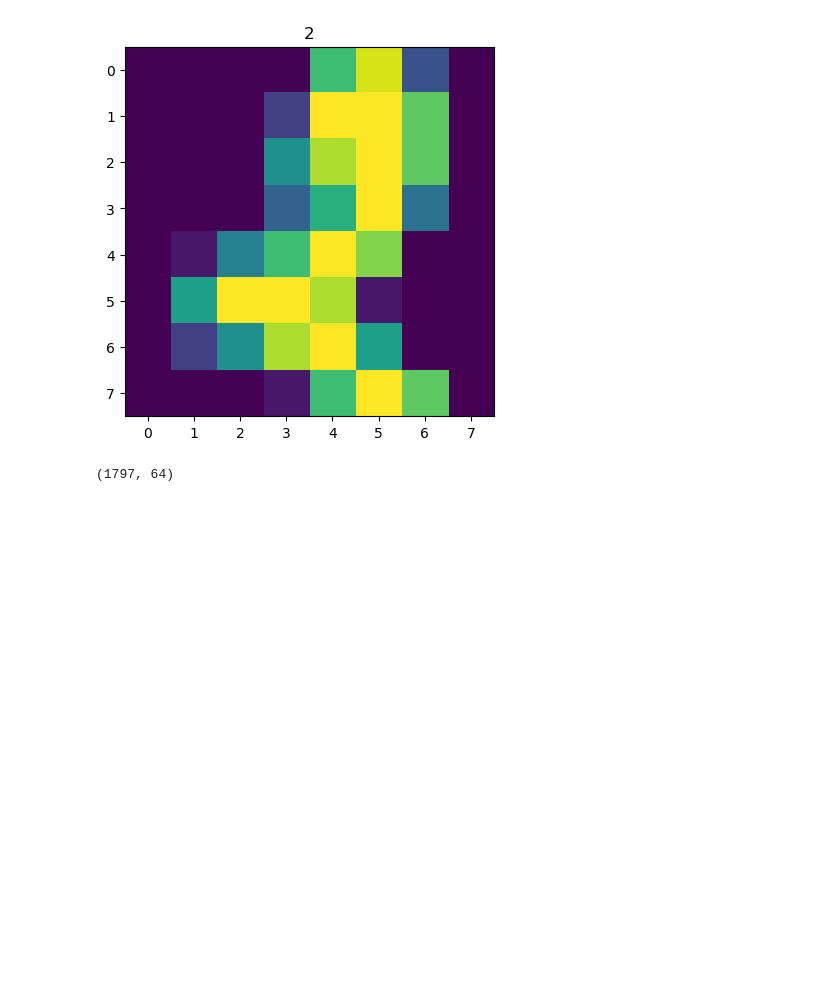
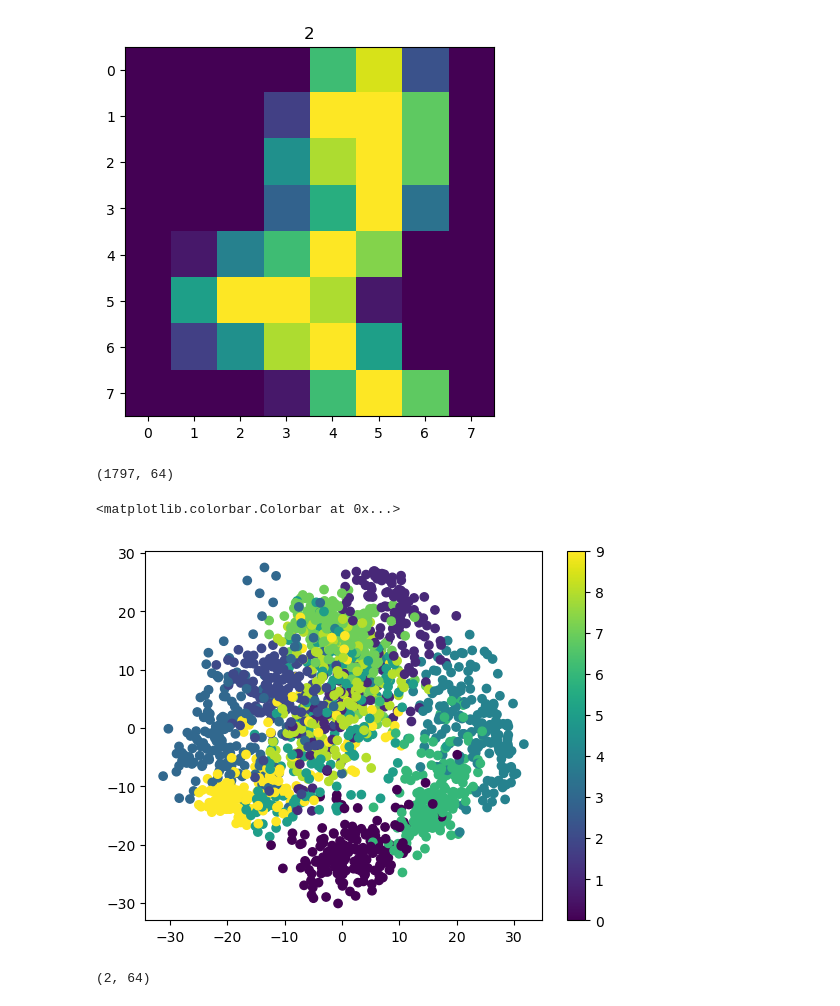
Before and after one commit to lorida0777/apprentissage_non_supervise, a Jupyter notebook: Decontamination_Digits.ipynb, the cells around one changed output. Drawn from its saved outputs; the diff is of its cells as text; code cells hidden in the pictures; blank space fills up the shorter version.

```diff
--- a/Decontamination_Digits.ipynb
+++ b/Decontamination_Digits.ipynb
@@ -50,3 +50,13 @@ X.shape
 # %%
 model = PCA(n_components=2)
 X_reduced = model.fit_transform(X)
+# %%
+plt.scatter(X_reduced[:,0], X_reduced[:,1], c=y)
+plt.colorbar()
+# %% [output]
+<matplotlib.colorbar.Colorbar at 0x...>
+[figure, added]
+# %%
+model.componentsZZ
+# %% [output]
+(2, 64)
```
